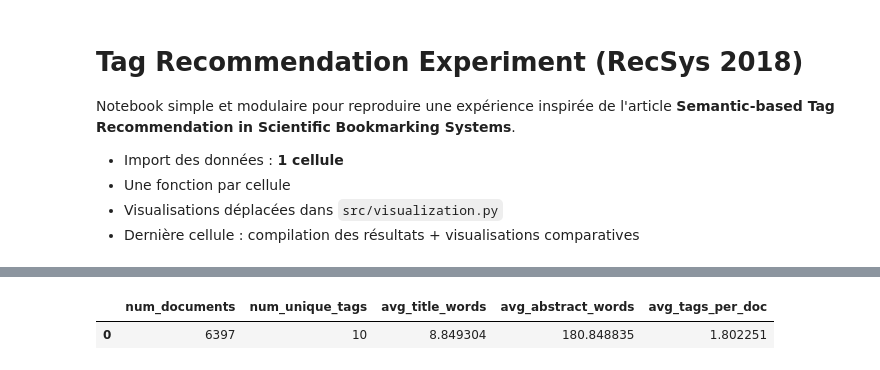
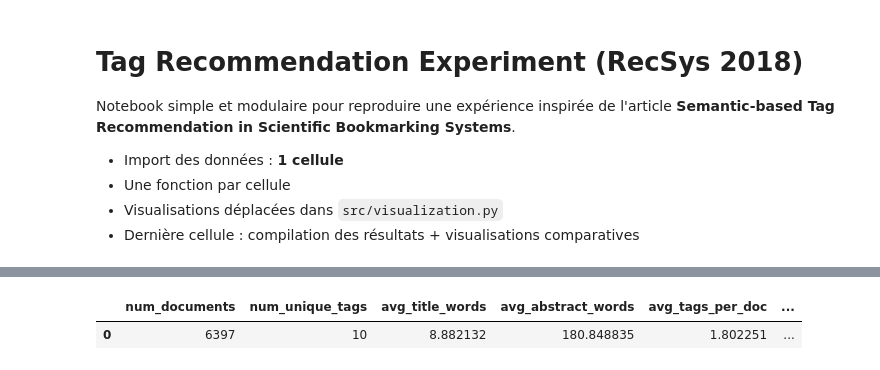
Before and after one commit to WebSemantic-Projet-n-1/projet_session, a Jupyter notebook: tag_reco_experiment.ipynb, the cells around one changed output, grey strips where cells are left out. Cells and saved outputs as stored; diff of their text form; code cells hidden in the pictures.

```diff
--- a/tag_reco_experiment.ipynb
+++ b/tag_reco_experiment.ipynb
@@ -117,9 +147,13 @@ RANDOM_STATE = 42
 # %%
 # Cellule 3 - Import des données (simple, en une cellule)
 def import_data(csv_path: str | Path, top_k_tags: int = 10):
-    df = load_citeulike_a_dataset(csv_path)
+    df = load_citeulike_a_dataset(csv_path, normalize_tags=False)
+    from src.visualization import plot_tag_cooccurrence_heatmap, plot_tag_frequency_pareto
+    plot_tag_frequency_pareto(df, cutoff_k=10)
+    plot_tag_cooccurrence_heatmap(df, top_n=15)
     df = keep_top_k_tags(df, top_k=top_k_tags)
     df = preprocess_text_nltk(df)
+    df = build_sentence_preprocessed(df)
     return text_length_stats(df)
 
 
@@ -141,20 +179,21 @@ df.head()
 # %%
 # Cellule 4 - Fonction de résumé exploration
 def summarize_dataset(df: pd.DataFrame) -> pd.DataFrame:
     summary = {
         "num_documents": [len(df)],
         "num_unique_tags": [len({t for tags in df["tag_list"] for t in tags})],
         "avg_title_words": [df["title_words"].mean()],
         "avg_abstract_words": [df["abstract_words"].mean()],
         "avg_tags_per_doc": [df["num_tags"].mean()],
+        "vocabulary_size" : len(set(" ".join(df["processed_text"]).split()))
     }
     return pd.DataFrame(summary)
 
 
 summarize_dataset(df)
 # %% [output]
-|  | num_documents | num_unique_tags | avg_title_words | avg_abstract_words | avg_tags_per_doc |
-| 0 | 6397 | 10 | 8.849304 | 180.848835 | 1.802251 |
+|  | num_documents | num_unique_tags | avg_title_words | avg_abstract_words | avg_tags_per_doc | ... |
+| 0 | 6397 | 10 | 8.882132 | 180.848835 | 1.802251 | ... |
 # %%
 # Cellule 5 - Fonction visualisation EDA
 def visualize_eda(df: pd.DataFrame):
```
Also changed, not shown: parts of 13 cells of this notebook, 17 other files.
